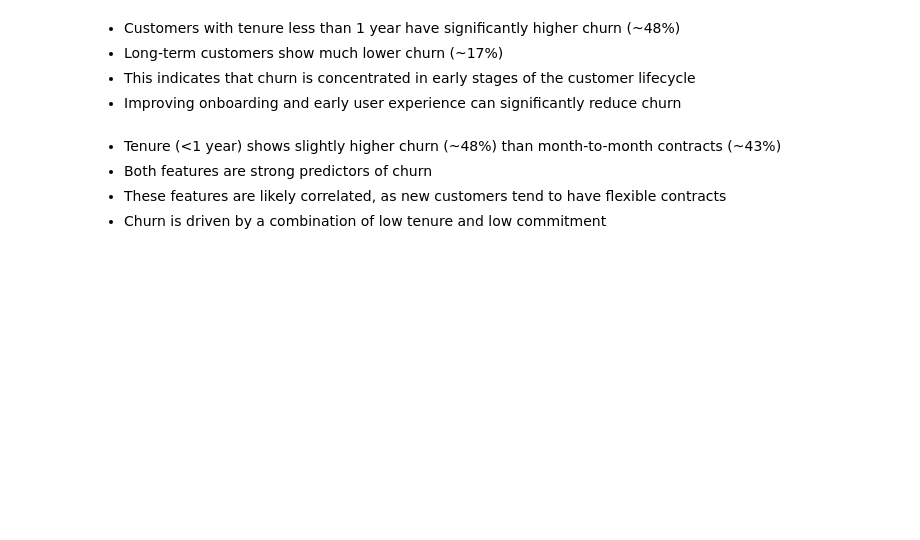
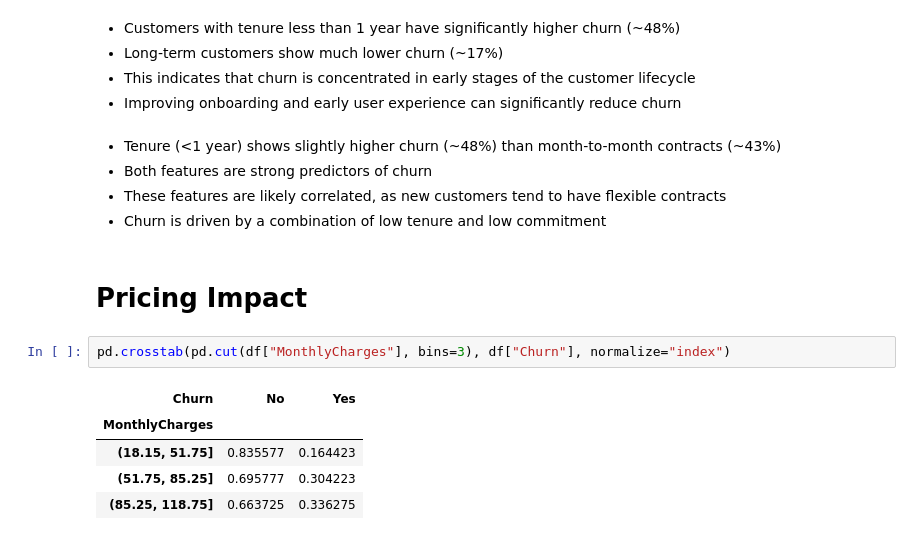
Before and after one commit to edwinthoma/Customer-Churn-Prediction, a Jupyter notebook: notebooks/churn_analysis.ipynb, the cells around one changed output. Cells and saved outputs as stored; diff of their text form; blank space fills up the shorter version.

```diff
--- a/notebooks/churn_analysis.ipynb
+++ b/notebooks/churn_analysis.ipynb
@@ -137,3 +138,13 @@ pd.crosstab(df["tenure"] < 12, df["Churn"], normalize="index")
 - Both features are strong predictors of churn
 - These features are likely correlated, as new customers tend to have flexible contracts
 - Churn is driven by a combination of low tenure and low commitment
+# %% [markdown]
+#   Pricing Impact
+# %%
+pd.crosstab(pd.cut(df["MonthlyCharges"], bins=3), df["Churn"], normalize="index")
+# %% [output]
+| Churn | No | Yes |
+| MonthlyCharges |  |  |
+| (18.15, 51.75] | 0.835577 | 0.164423 |
+| (51.75, 85.25] | 0.695777 | 0.304223 |
+| (85.25, 118.75] | 0.663725 | 0.336275 |
```
Also changed, not shown: parts of 12 cells of this notebook, 1 other file.
